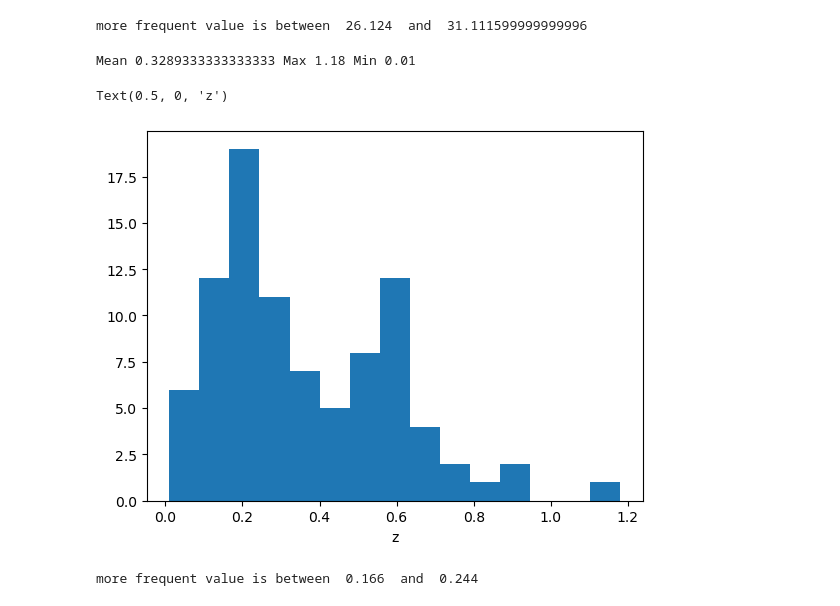
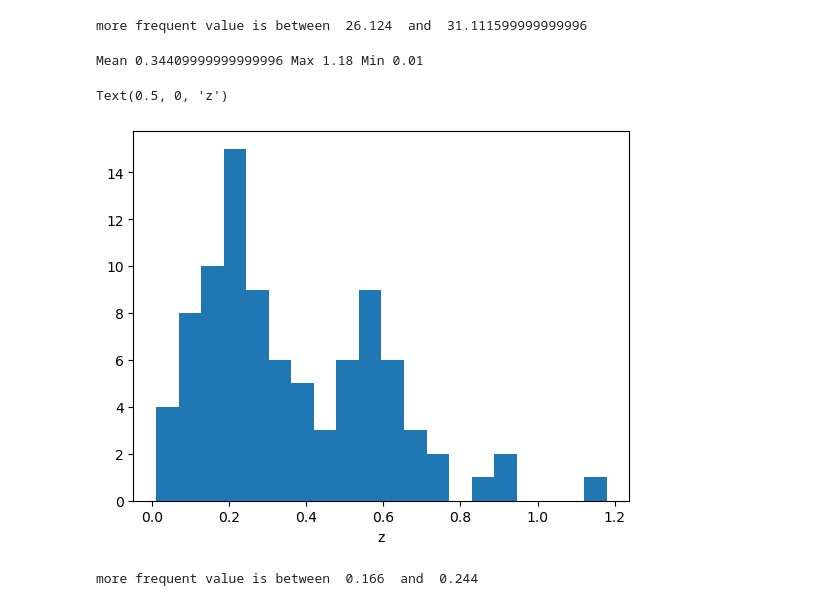
Before and after one commit to Sareva00/LIGO-project, a Jupyter notebook: properties.ipynb, the cells around one changed output. Cells and saved outputs as stored; diff of their text form; code cells hidden in the pictures.

```diff
--- a/properties.ipynb
+++ b/properties.ipynb
@@ -221,23 +223,23 @@ print("more frequent value is between ", bins[maxindex], " and ", bins[maxindex+
 # %% [output]
 more frequent value is between  26.124  and  31.111599999999996
 # %%
-counts, bins = np.histogram(prop["redshift"],bins=15)
+counts, bins = np.histogram(prop["redshift"],bins=20)
 plt.stairs(counts, bins, fill = True)
 bins= np.delete(bins, 10)
 
 
 mean = np.average(bins, weights= counts)
 max = np.max(prop["redshift"])
 min = np.min (prop["redshift"])
 
 print("Mean" , mean, "Max", max, "Min",min)
 
 
 plt.xlabel("z")
 # %% [output]
-Mean 0.3289333333333333 Max 1.18 Min 0.01
+Mean 0.34409999999999996 Max 1.18 Min 0.01
 Text(0.5, 0, 'z')
-[figure, old version]
+[figure, new version]
 # %%
 maxindex= np.argmax(counts)
 print("more frequent value is between ", bins[maxindex], " and ", bins[maxindex+1] )
```
Also changed, not shown: parts of 4 cells of this notebook, 2 other files.
